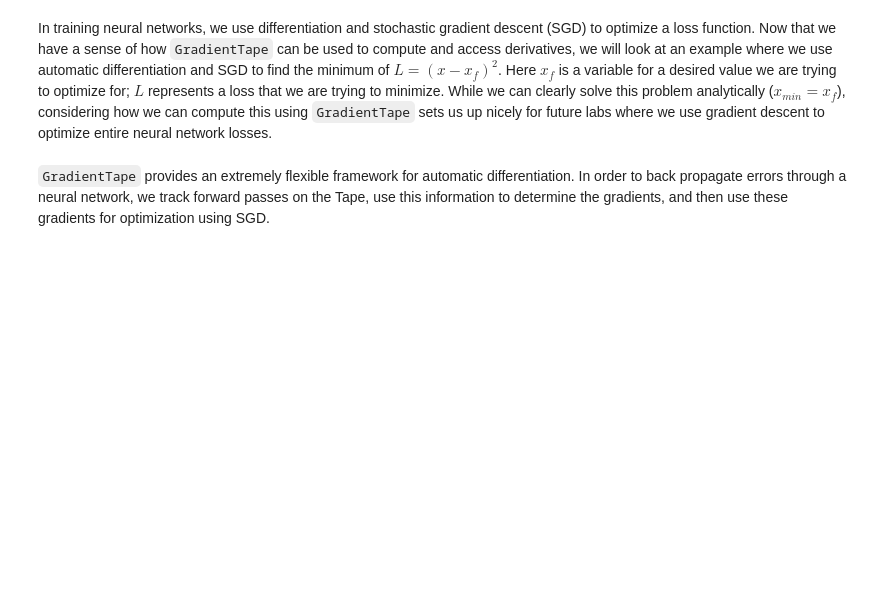
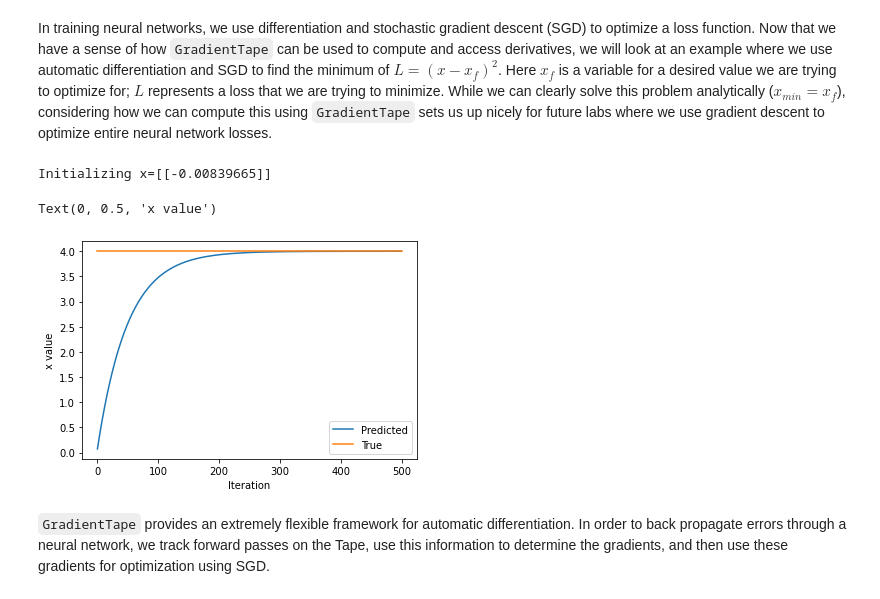
Before and after one commit to castorfou/mit_6s191, a Jupyter notebook: introtodeeplearning/lab1/Part1_TensorFlow.ipynb, the cells around one changed output. Cells and saved outputs as stored; diff of their text form; code cells hidden in the pictures; blank space fills up the shorter version.

```diff
--- a/introtodeeplearning/lab1/Part1_TensorFlow.ipynb
+++ b/introtodeeplearning/lab1/Part1_TensorFlow.ipynb
@@ -359,33 +356,37 @@ In training neural networks, we use differentiation and stochastic gradient desc
 # %%
 ### Function minimization with automatic differentiation and SGD ###
 
 # Initialize a random value for our initial x
 x = tf.Variable([tf.random.normal([1])])
 print("Initializing x={}".format(x.numpy()))
 
 learning_rate = 1e-2 # learning rate for SGD
 history = []
 # Define the target value
 x_f = 4
 
 # We will run SGD for a number of iterations. At each iteration, we compute the loss,
 #   compute the derivative of the loss with respect to x, and perform the SGD update.
 for i in range(500):
-  with tf.GradientTape() as tape:
-    '''TODO: define the loss as described above'''
-    loss = # TODO
+    with tf.GradientTape() as tape:
+        '''TODO: define the loss as described above'''
+        loss = tf.math.square(x-x_f)# TODO
 
-  # loss minimization using gradient tape
-  grad = tape.gradient(loss, x) # compute the derivative of the loss with respect to x
-  new_x = x - learning_rate*grad # sgd update
-  x.assign(new_x) # update the value of x
-  history.append(x.numpy()[0])
+        # loss minimization using gradient tape
+        grad = tape.gradient(loss, x) # compute the derivative of the loss with respect to x
+        new_x = x - learning_rate*grad # sgd update
+        x.assign(new_x) # update the value of x
+        history.append(x.numpy()[0])
 
 # Plot the evolution of x as we optimize towards x_f!
 plt.plot(history)
 plt.plot([0, 500],[x_f,x_f])
 plt.legend(('Predicted', 'True'))
 plt.xlabel('Iteration')
 plt.ylabel('x value')
+# %% [output]
+Initializing x=[[-0.00839665]]
+Text(0, 0.5, 'x value')
+[figure, added]
 # %% [markdown]
 `GradientTape` provides an extremely flexible framework for automatic differentiation. In order to back propagate errors through a neural network, we track forward passes on the Tape, use this information to determine the gradients, and then use these gradients for optimization using SGD.
```
Also changed, not shown: parts of 9 cells of this notebook, 6 other files.
